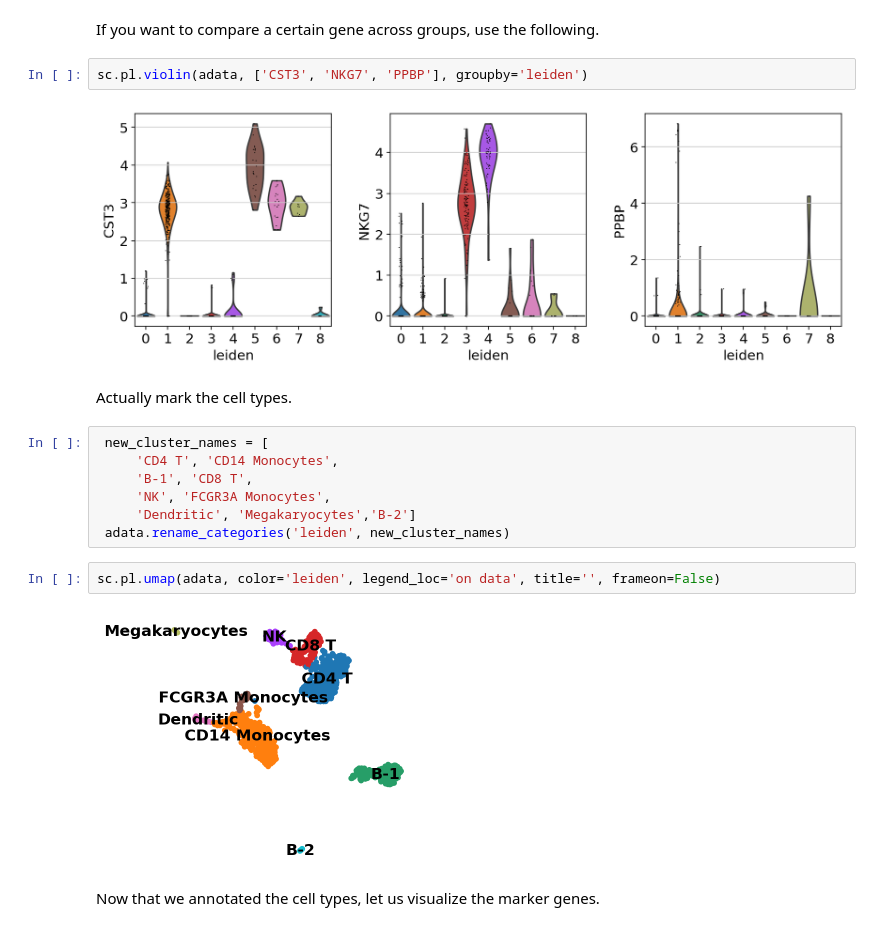
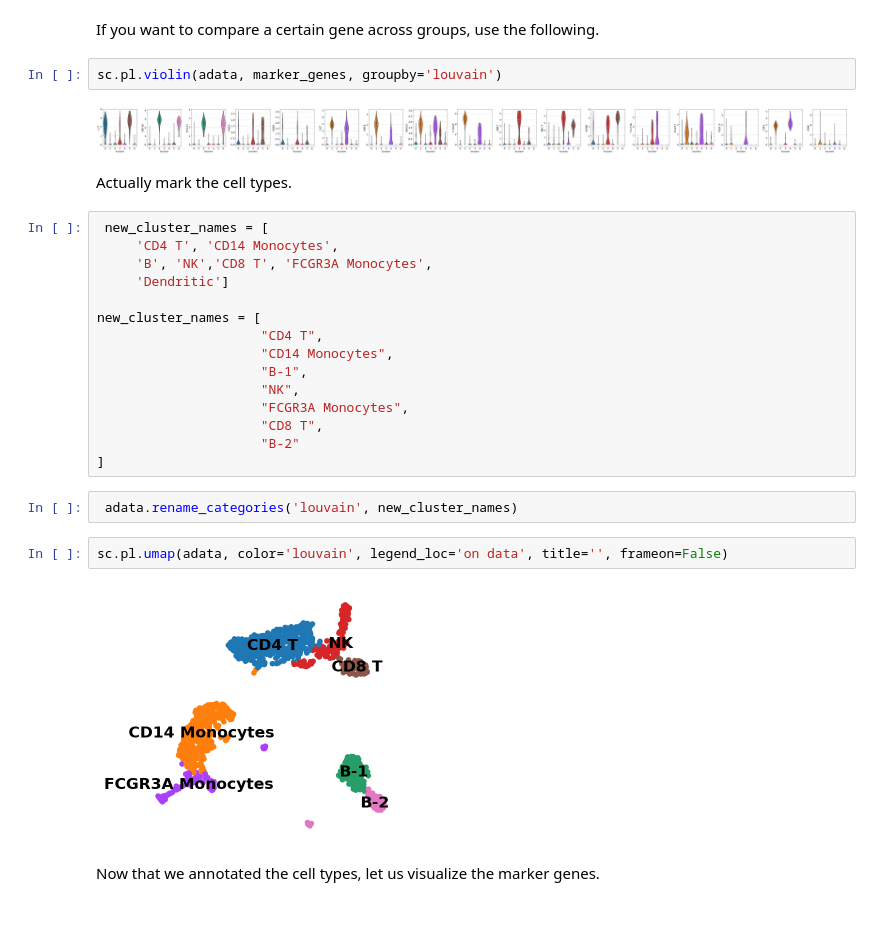
Before and after one commit to pachterlab/kallistobustools, a Jupyter notebook: notebooks/kb_atlas_annotation_Scanpy.ipynb, the cells around one changed output. Drawn from its saved outputs; the diff is of its cells as text.

```diff
--- a/notebooks/kb_atlas_annotation_Scanpy.ipynb
+++ b/notebooks/kb_atlas_annotation_Scanpy.ipynb
@@ -595,22 +600,32 @@ sc.pl.rank_genes_groups_violin(adata, groups='0', n_genes=8)
 # %% [markdown]
 If you want to compare a certain gene across groups, use the following.
 # %%
-sc.pl.violin(adata, ['CST3', 'NKG7', 'PPBP'], groupby='leiden')
+sc.pl.violin(adata, marker_genes, groupby='louvain')
 # %% [output]
-[figure, old version]
+[figure, new version]
 # %% [markdown]
 Actually mark the cell types.
 # %%
  new_cluster_names = [
      'CD4 T', 'CD14 Monocytes',
-     'B-1', 'CD8 T',
-     'NK', 'FCGR3A Monocytes',
-     'Dendritic', 'Megakaryocytes','B-2']
- adata.rename_categories('leiden', new_cluster_names)
+     'B', 'NK','CD8 T', 'FCGR3A Monocytes',
+     'Dendritic']
+
+new_cluster_names = [
+                     "CD4 T",
+                     "CD14 Monocytes",
+                     "B-1",
+                     "NK",
+                     "FCGR3A Monocytes",
+                     "CD8 T",
+                     "B-2"
+]
+# %%
+ adata.rename_categories('louvain', new_cluster_names)
 # %%
-sc.pl.umap(adata, color='leiden', legend_loc='on data', title='', frameon=False)
+sc.pl.umap(adata, color='louvain', legend_loc='on data', title='', frameon=False)
 # %% [output]
-[figure, old version]
+[figure, new version]
 # %% [markdown]
 Now that we annotated the cell types, let us visualize the marker genes.
 # %%
```
Also changed, not shown: parts of 81 cells of this notebook.
